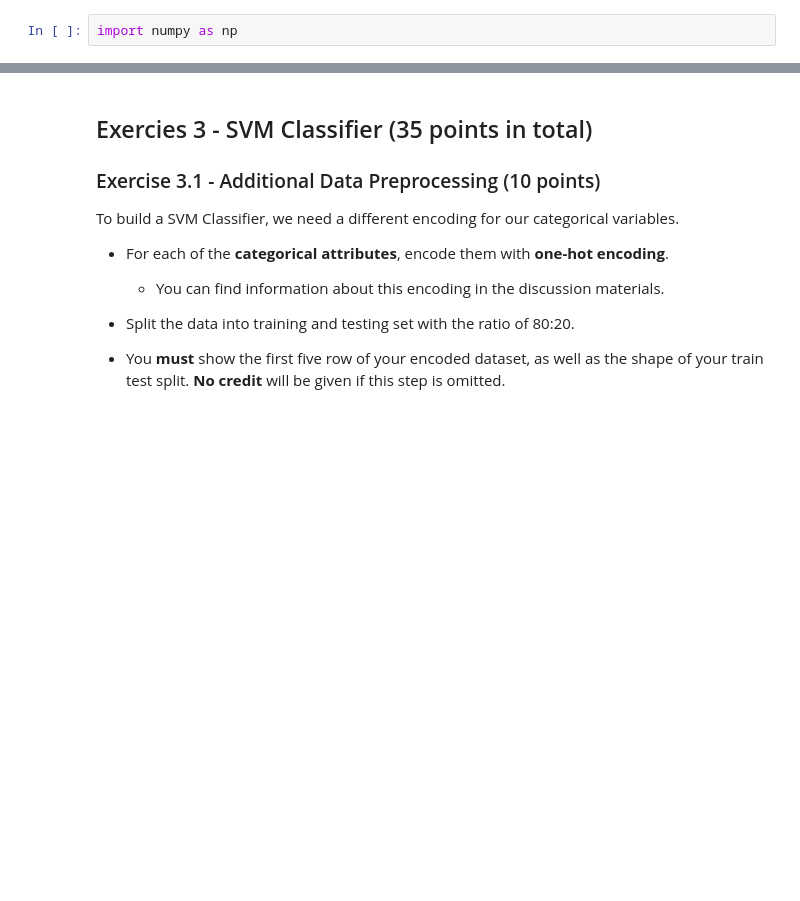
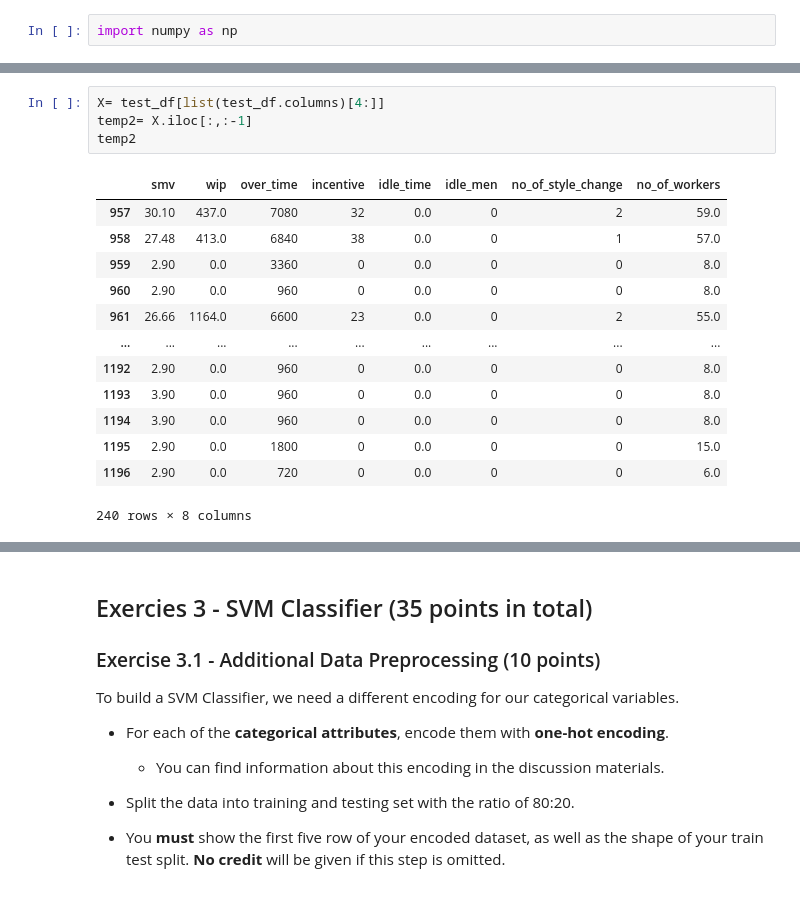
Before and after one commit to SriSupratikTalari/hw2, a Jupyter notebook: HW2_NB_&_SVMs.ipynb, the cells around one changed output, grey strips where cells are left out. Saved outputs shown, nothing was run; the diff lists cells and outputs as text; blank space fills up the shorter version.

```diff
--- a/HW2_NB_&_SVMs.ipynb
+++ b/HW2_NB_&_SVMs.ipynb
@@ -701,0 +668,18 @@ np.float64(0.0)
+# %%
+X= test_df[list(test_df.columns)[4:]]
+temp2= X.iloc[:,:-1]
+temp2
+# %% [output]
+|  | smv | wip | over_time | incentive | idle_time | idle_men | no_of_style_change | no_of_workers |
+| 957 | 30.10 | 437.0 | 7080 | 32 | 0.0 | 0 | 2 | 59.0 |
+| 958 | 27.48 | 413.0 | 6840 | 38 | 0.0 | 0 | 1 | 57.0 |
+| 959 | 2.90 | 0.0 | 3360 | 0 | 0.0 | 0 | 0 | 8.0 |
+| 960 | 2.90 | 0.0 | 960 | 0 | 0.0 | 0 | 0 | 8.0 |
+| 961 | 26.66 | 1164.0 | 6600 | 23 | 0.0 | 0 | 2 | 55.0 |
+| ... | ... | ... | ... | ... | ... | ... | ... | ... |
+| 1192 | 2.90 | 0.0 | 960 | 0 | 0.0 | 0 | 0 | 8.0 |
+| 1193 | 3.90 | 0.0 | 960 | 0 | 0.0 | 0 | 0 | 8.0 |
+| 1194 | 3.90 | 0.0 | 960 | 0 | 0.0 | 0 | 0 | 8.0 |
+| 1195 | 2.90 | 0.0 | 1800 | 0 | 0.0 | 0 | 0 | 15.0 |
+| 1196 | 2.90 | 0.0 | 720 | 0 | 0.0 | 0 | 0 | 6.0 |
+240 rows × 8 columns
```
Also changed, not shown: parts of 47 cells of this notebook, 1 other file.
